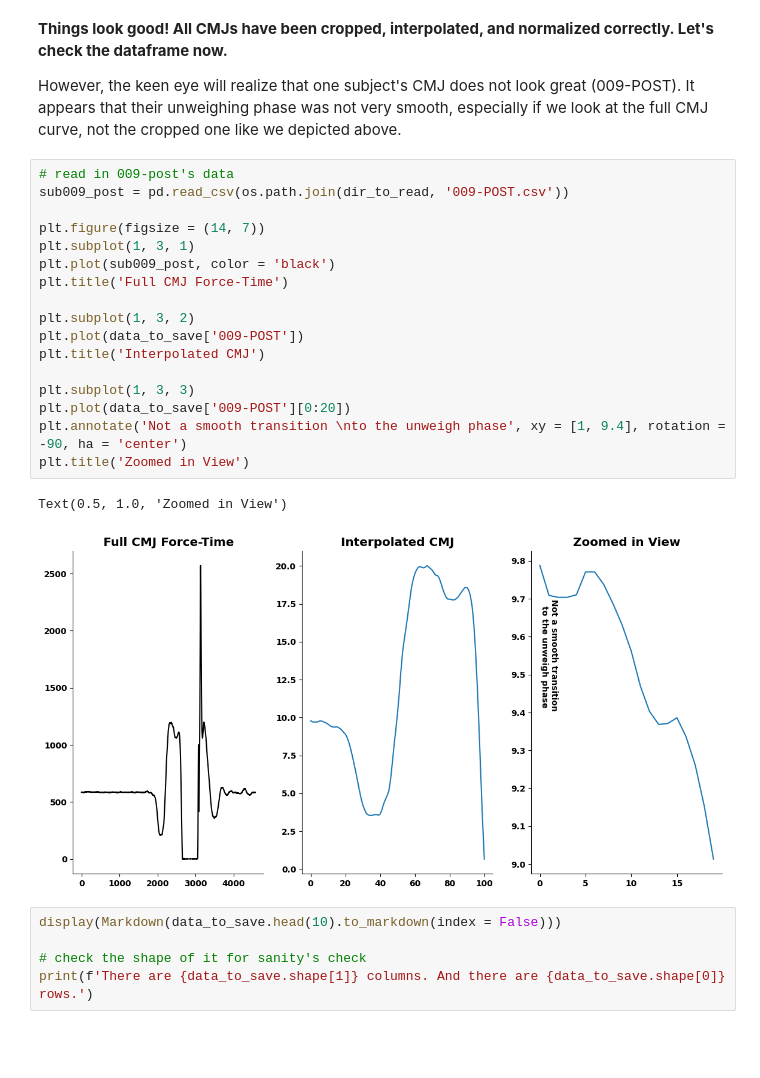
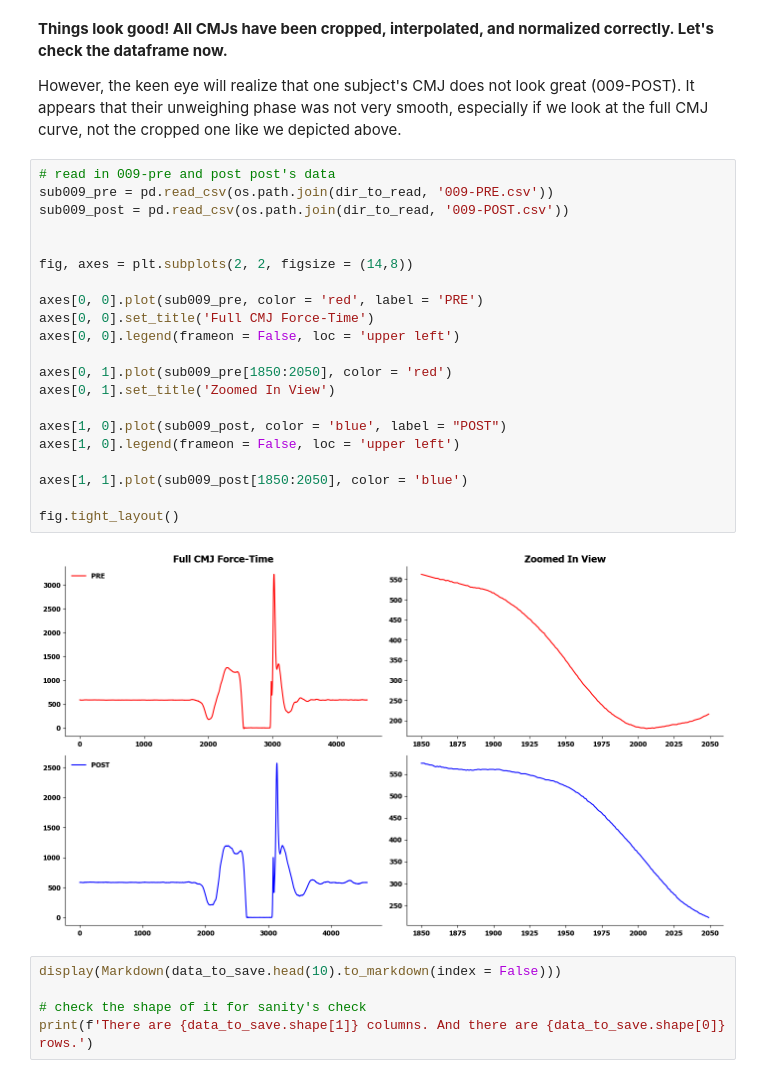
Before and after one commit to cjcleary/ClearyResearch, a Jupyter notebook: Misc/Cleary SPM1D CMJ.ipynb, the cells around one changed output. Saved outputs shown, nothing was run; the diff lists cells and outputs as text; blank space fills up the shorter version.

```diff
--- a/Misc/Cleary SPM1D CMJ.ipynb
+++ b/Misc/Cleary SPM1D CMJ.ipynb
@@ -148,26 +149,29 @@ plt.xlabel('Time (0-100%)');
 <b> Things look good! All CMJs have been cropped, interpolated, and normalized correctly. Let's check the dataframe now. </b>
 
 However, the keen eye will realize that one subject's CMJ does not look great (009-POST). It appears that their unweighing phase was not very smooth, especially if we look at the full CMJ curve, not the cropped one like we depicted above.
-# %%
-# read in 009-post's data
-sub009_post = pd.read_csv(os.path.join(dir_to_read, '009-POST.csv'))
-
-plt.figure(figsize = (14, 7))
-plt.subplot(1, 3, 1)
-plt.plot(sub009_post, color = 'black')
-plt.title('Full CMJ Force-Time')
-
-plt.subplot(1, 3, 2)
-plt.plot(data_to_save['009-POST'])
-plt.title('Interpolated CMJ')
-
-plt.subplot(1, 3, 3)
-plt.plot(data_to_save['009-POST'][0:20])
-plt.annotate('Not a smooth transition \nto the unweigh phase', xy = [1, 9.4], rotation = -90, ha = 'center')
-plt.title('Zoomed in View')
-# %% [output]
-Text(0.5, 1.0, 'Zoomed in View')
-[figure, removed]
+# %%
+# read in 009-pre and post post's data
+sub009_pre = pd.read_csv(os.path.join(dir_to_read, '009-PRE.csv'))
+sub009_post = pd.read_csv(os.path.join(dir_to_read, '009-POST.csv'))
+
+
+fig, axes = plt.subplots(2, 2, figsize = (14,8))
+
+axes[0, 0].plot(sub009_pre, color = 'red', label = 'PRE')
+axes[0, 0].set_title('Full CMJ Force-Time')
+axes[0, 0].legend(frameon = False, loc = 'upper left')
+
+axes[0, 1].plot(sub009_pre[1850:2050], color = 'red')
+axes[0, 1].set_title('Zoomed In View')
+
+axes[1, 0].plot(sub009_post, color = 'blue', label = "POST")
+axes[1, 0].legend(frameon = False, loc = 'upper left')
+
+axes[1, 1].plot(sub009_post[1850:2050], color = 'blue')
+
+fig.tight_layout()
+# %% [output]
+[figure, added]
 # %%
 display(Markdown(data_to_save.head(10).to_markdown(index = False)))
 
```
Also changed, not shown: parts of 3 cells of this notebook.
